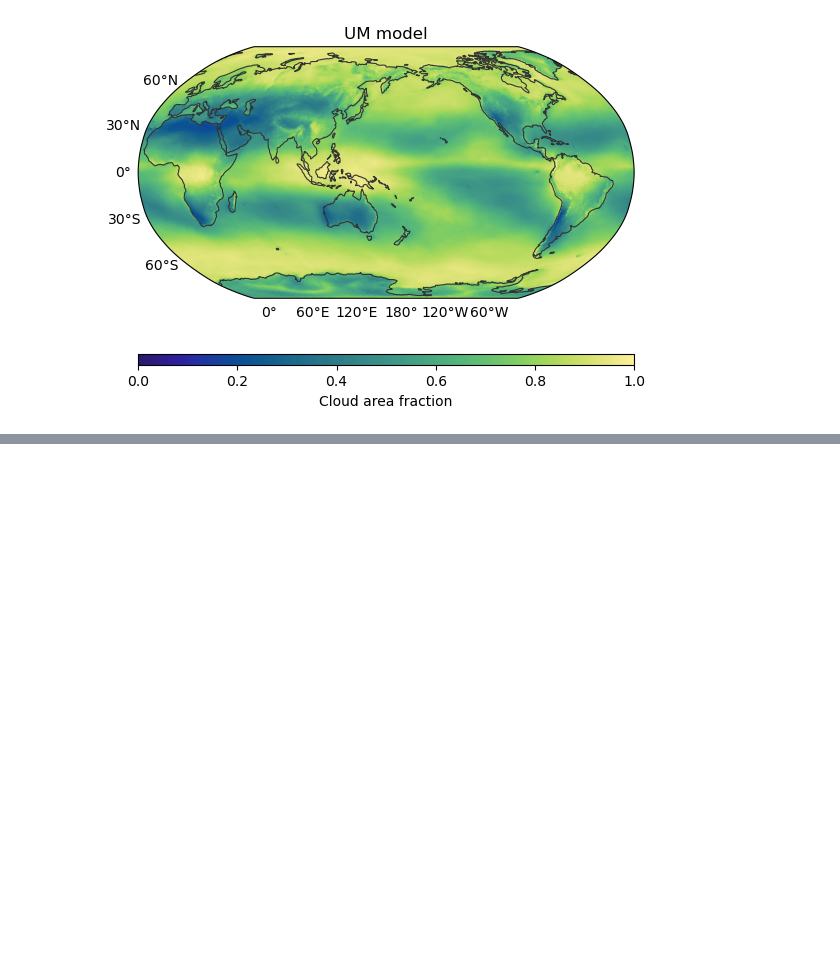
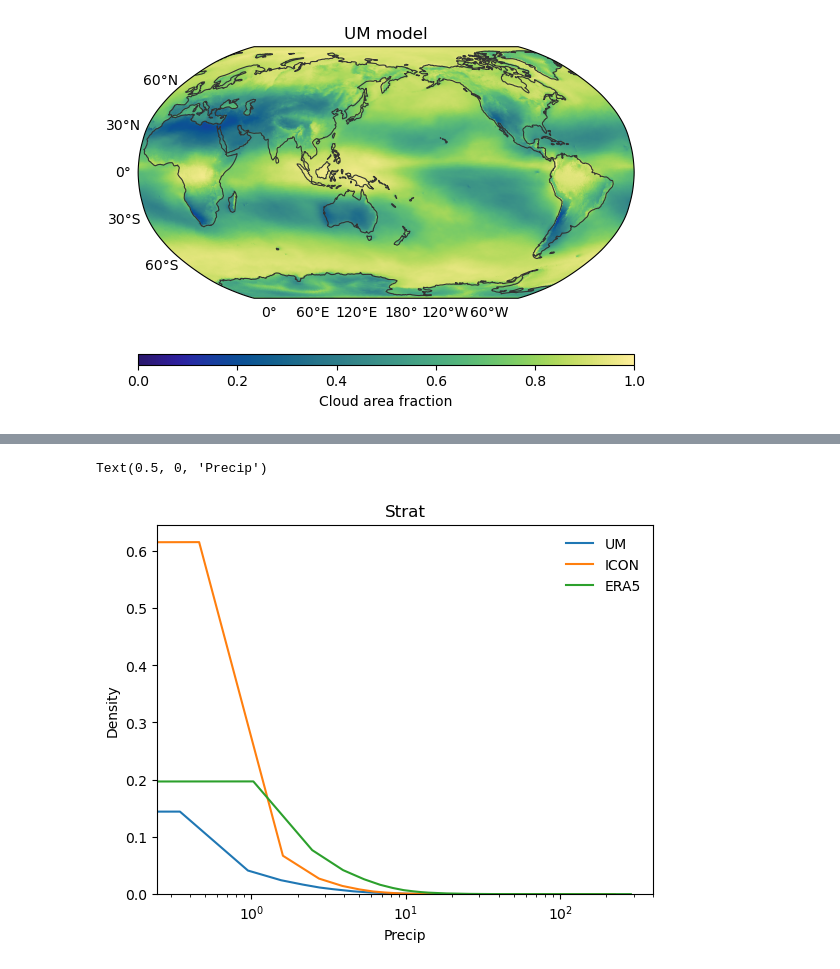
Before and after one commit to 21centuryweather/hk25-AusNode-TConvZones, a Jupyter notebook: notebooks/AS_01_highres_analysis.ipynb, the cells around one changed output, grey strips where cells are left out. Saved outputs shown, nothing was run; the diff lists cells and outputs as text; code cells hidden in the pictures; blank space fills up the shorter version.

```diff
--- a/notebooks/AS_01_highres_analysis.ipynb
+++ b/notebooks/AS_01_highres_analysis.ipynb
@@ -123,0 +175,4 @@ plot_data(icon_regimes, cmap=cmocean.cm.haline, vmin=-1, vmax=1, cbar_extend='ne
+# %%
+um_regimes_rainfall = xr.open_dataset('/scratch/nf33/hk25-ConvZones/um_regimes_rainfall_ann.nc')
+icon_regimes_rainfall = xr.open_dataset('/scratch/nf33/hk25-ConvZones/icon_regimes_rainfall_ann.nc')
+era_regimes_rainfall = xr.open_dataset('/scratch/nf33/hk25-ConvZones/era_regimes_rainfall_ann.nc')*1000
@@ -123,0 +183,11 @@ plot_data(icon_regimes, cmap=cmocean.cm.haline, vmin=-1, vmax=1, cbar_extend='ne
+# %%
+sns.kdeplot(um_regimes_rainfall.strat.values.ravel(), label='UM')
+sns.kdeplot(icon_regimes_rainfall.strat.values.ravel(), label='ICON')
+sns.kdeplot(era_regimes_rainfall.strat.values.ravel(), label='ERA5')
+plt.gca().set_xscale('log')
+plt.title('Strat')
+plt.legend(frameon=False, fontsize=10)
+plt.xlabel('Precip')
+# %% [output]
+Text(0.5, 0, 'Precip')
+[figure, added]
```
Also changed, not shown: parts of 30 cells of this notebook, 5 other files.
